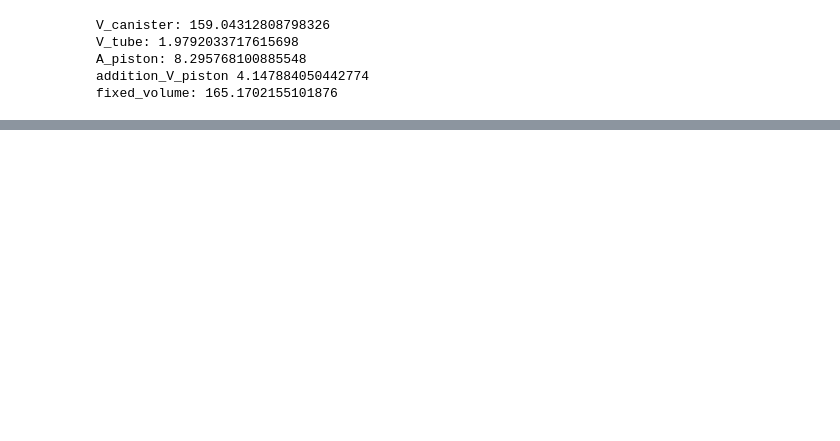
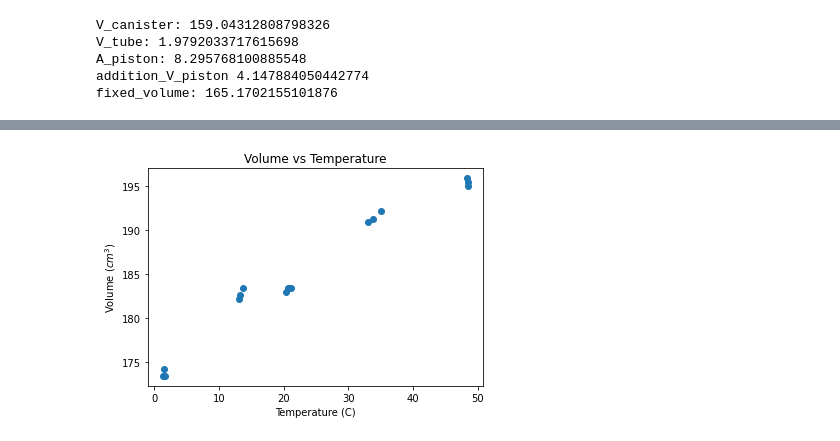
Before and after one commit to evilpegasus/physics5cl, a Jupyter notebook: lab7/lab7.ipynb, the cells around one changed output, grey strips where cells are left out. Saved outputs shown, nothing was run; the diff lists cells and outputs as text; code cells hidden in the pictures; blank space fills up the shorter version.

```diff
--- a/lab7/lab7.ipynb
+++ b/lab7/lab7.ipynb
@@ -49,0 +51,7 @@ df
+# %%
+plt.plot(df["temp"], df["volume"], "o")
+plt.title("Volume vs Temperature")
+plt.xlabel("Temperature (C)")
+plt.ylabel("Volume ($cm^3$)");
+# %% [output]
+[figure, added]
```
Also changed, not shown: parts of 11 cells of this notebook.
